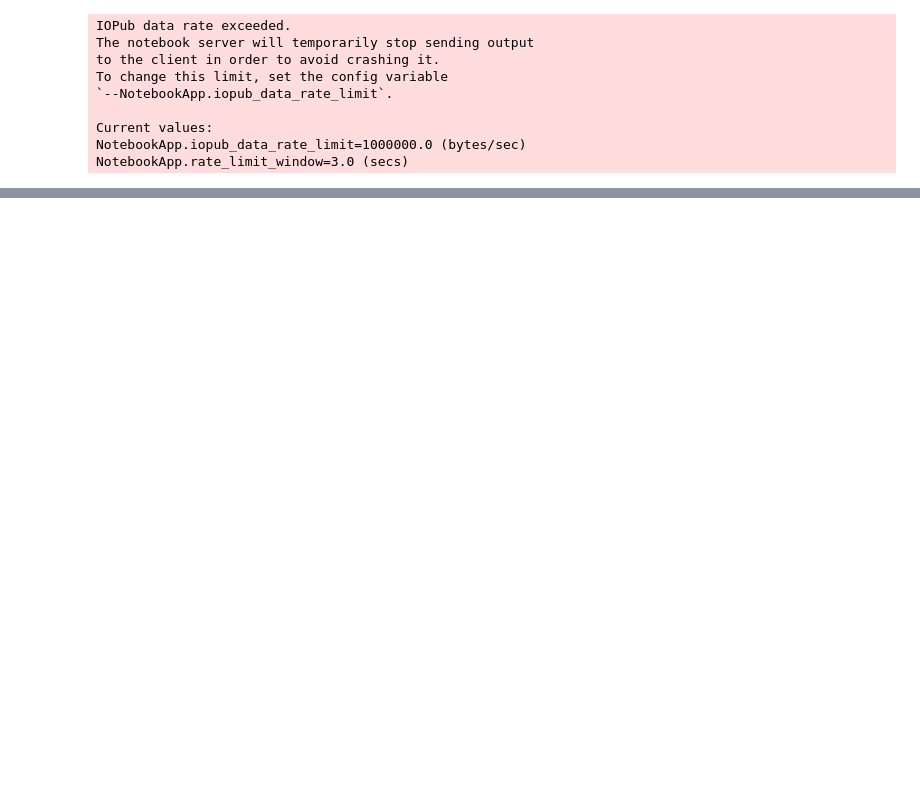
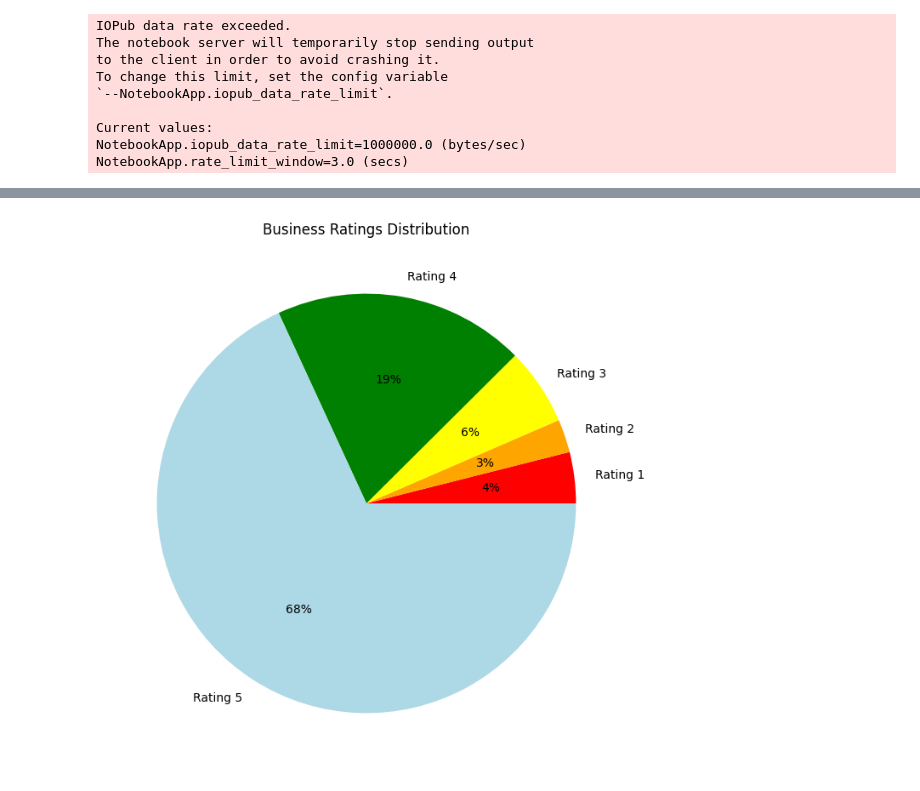
Before and after one commit to niha-m584/google_rating_prediction, a Jupyter notebook: Assignment2.ipynb, the cells around one changed output, grey strips where cells are left out. Cells and saved outputs as stored; diff of their text form; code cells hidden in the pictures; blank space fills up the shorter version.

```diff
--- a/Assignment2.ipynb
+++ b/Assignment2.ipynb
@@ -98,0 +143,3 @@ dict_keys(['train', 'val', 'test'])
+# %%
+dfgrpratingcnt = imagerev_df.groupby('rating').count()
+dfgrpratingcnt
@@ -98,0 +154,12 @@ dict_keys(['train', 'val', 'test'])
+# %%
+import matplotlib.pyplot as plt
+
+ratings = list(dfgrpratingcnt['user_id'])
+labels = ['Rating '+str(i)  for i in dfgrpratingcnt.index]
+fig, ax = plt.subplots(figsize=(8, 8))
+plt.pie(ratings, labels=labels, autopct='%1.0f%%', startangle=0, \
+        colors=['red', 'orange', 'yellow', 'green', 'lightblue'])
+plt.title('Business Ratings Distribution')
+plt.show()
+# %% [output]
+[figure, added]
```
Also changed, not shown: parts of 20 cells of this notebook.
